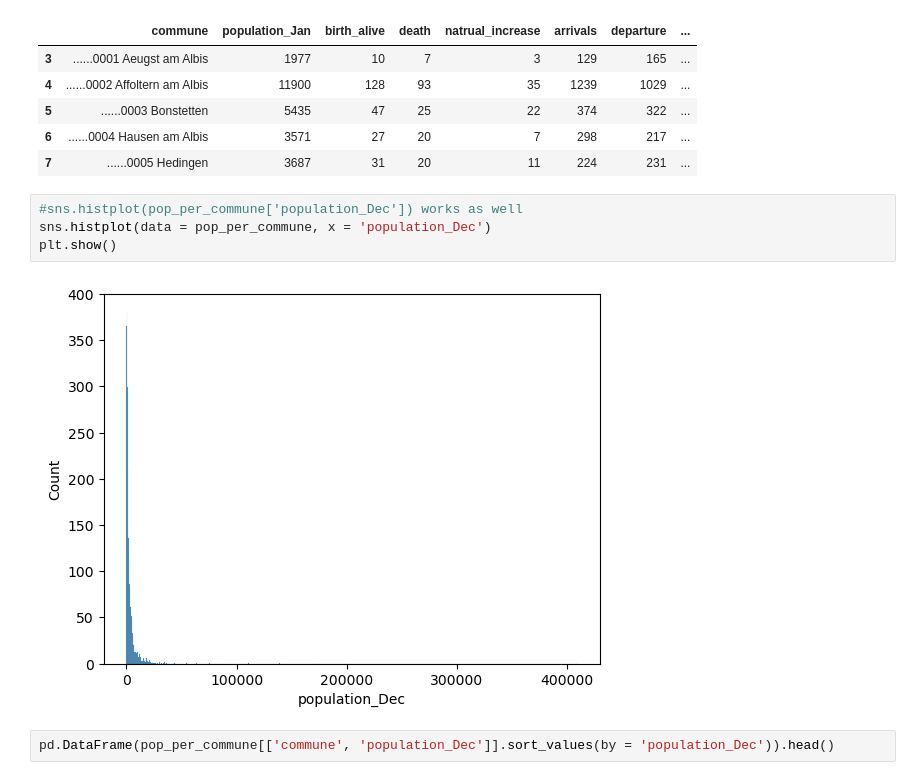
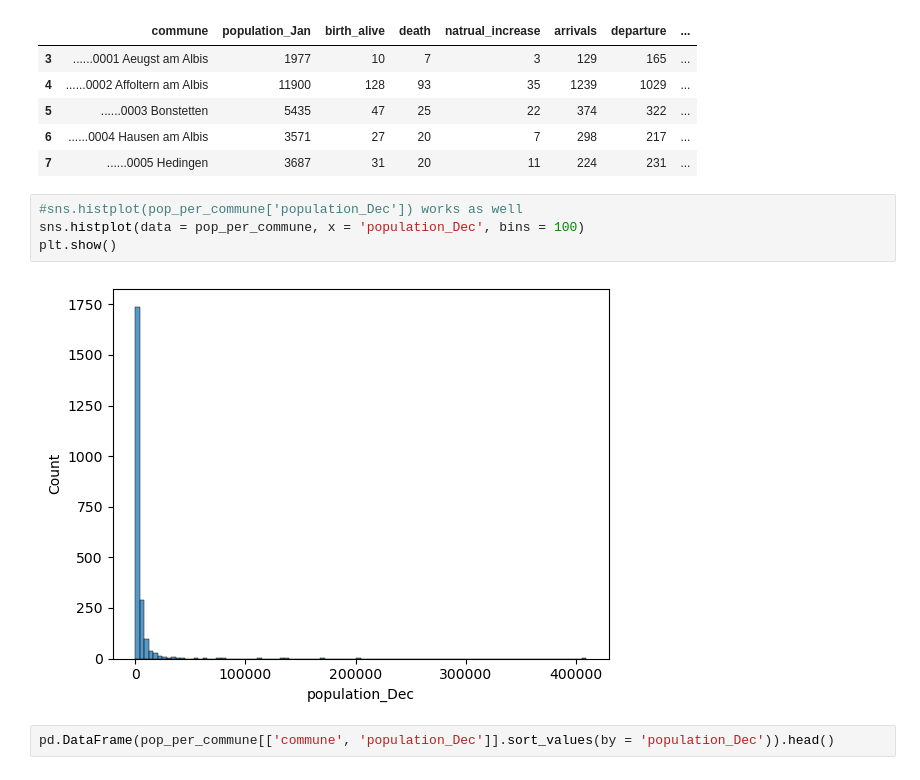
Before and after one commit to Maximelel/ADA_course, a Jupyter notebook: Exercises/02 - Data viz and data from the web/Becoming a DataVizard exercise.ipynb, the cells around one changed output. Saved outputs shown, nothing was run; the diff lists cells and outputs as text.

```diff
--- a/Exercises/02 - Data viz and data from the web/Becoming a DataVizard exercise.ipynb
+++ b/Exercises/02 - Data viz and data from the web/Becoming a DataVizard exercise.ipynb
@@ -420,10 +424,10 @@ pop_per_commune.head()
 | 7 | ......0005 Hedingen | 3687 | 31 | 20 | 11 | 224 | 231 | ... |
 # %%
 #sns.histplot(pop_per_commune['population_Dec']) works as well
-sns.histplot(data = pop_per_commune, x = 'population_Dec')
+sns.histplot(data = pop_per_commune, x = 'population_Dec', bins = 100)
 plt.show()
 # %% [output]
-[figure, old version]
+[figure, new version]
 # %%
 pd.DataFrame(pop_per_commune[['commune', 'population_Dec']].sort_values(by = 'population_Dec')).head()
 # %% [output]
```
Also changed, not shown: parts of 6 cells of this notebook.
